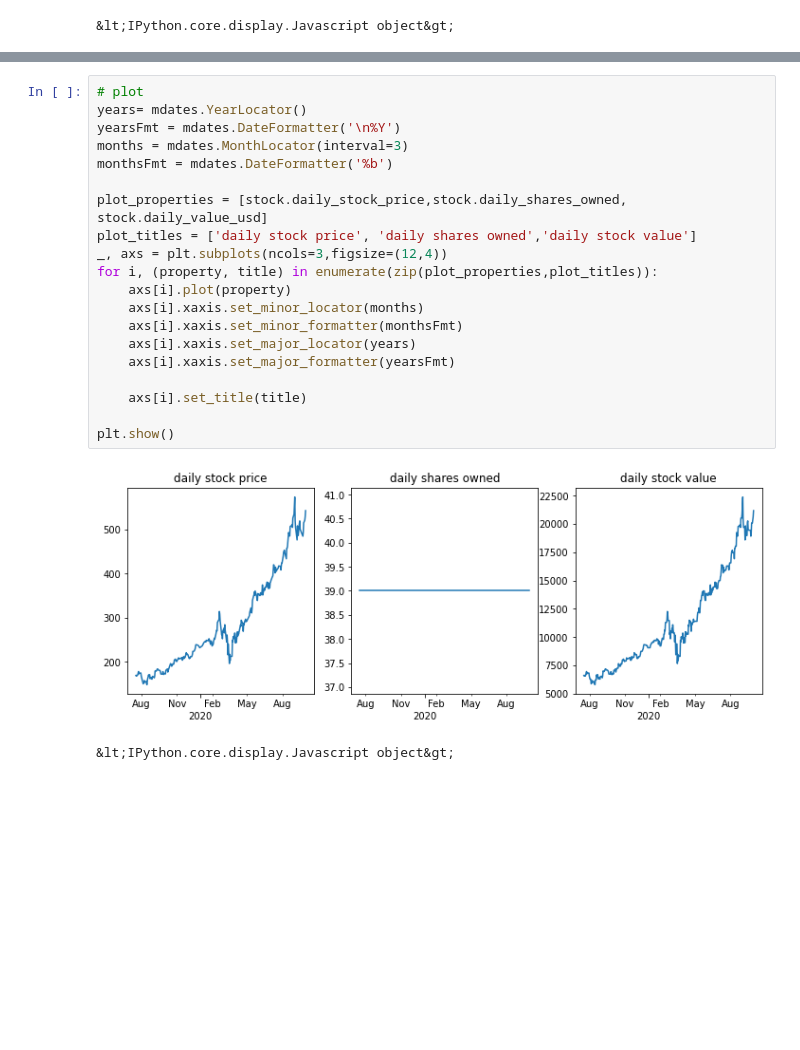
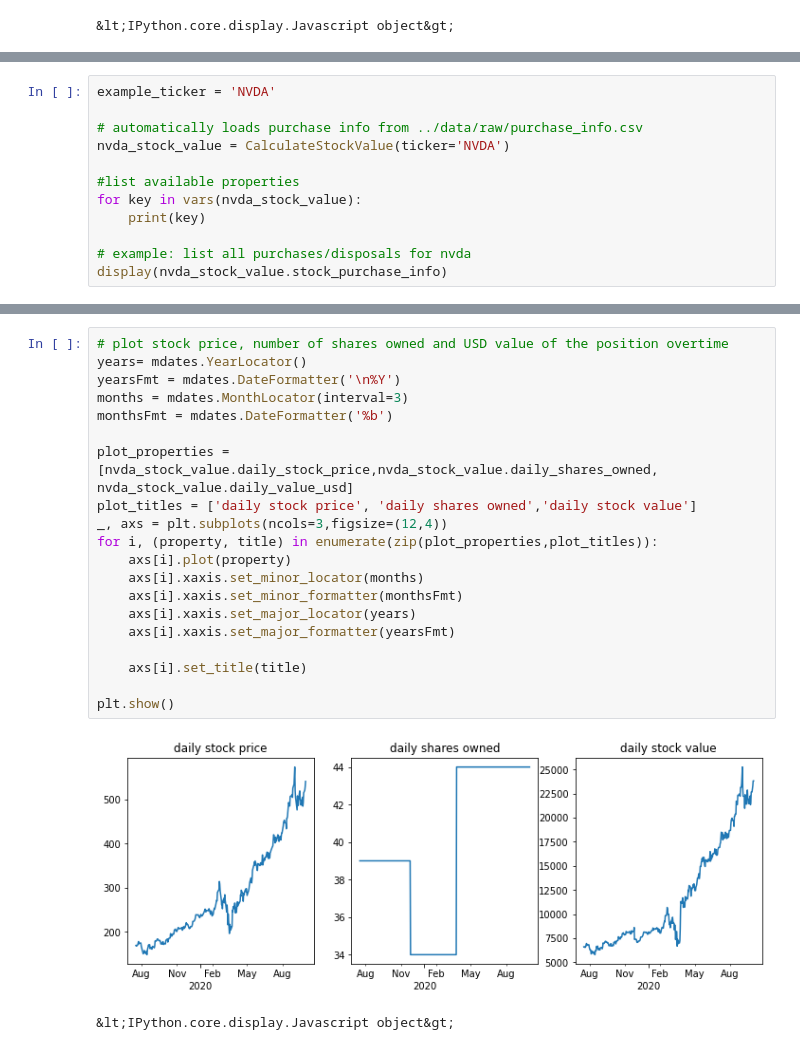
Before and after one commit to julian-west/python_portfolio_tracker, a Jupyter notebook: notebooks/portfolio_analysis.ipynb, the cells around one changed output, grey strips where cells are left out. Cells and saved outputs as stored; diff of their text form; blank space fills up the shorter version.

Commit message:
add calc_portfolio_value

```diff
--- a/notebooks/portfolio_analysis.ipynb
+++ b/notebooks/portfolio_analysis.ipynb
@@ -123,0 +101,12 @@ Subclasses:
+# %%
+example_ticker = 'NVDA'
+
+# automatically loads purchase info from ../data/raw/purchase_info.csv
+nvda_stock_value = CalculateStockValue(ticker='NVDA')
+
+#list available properties
+for key in vars(nvda_stock_value):
+    print(key)
+
+# example: list all purchases/disposals for nvda
+display(nvda_stock_value.stock_purchase_info)
@@ -124,23 +130,23 @@ Subclasses:
 # %%
-# plot
+# plot stock price, number of shares owned and USD value of the position overtime
 years= mdates.YearLocator()
 yearsFmt = mdates.DateFormatter('\n%Y')
 months = mdates.MonthLocator(interval=3)
 monthsFmt = mdates.DateFormatter('%b')
 
-plot_properties = [stock.daily_stock_price,stock.daily_shares_owned, stock.daily_value_usd]
+plot_properties = [nvda_stock_value.daily_stock_price,nvda_stock_value.daily_shares_owned, nvda_stock_value.daily_value_usd]
 plot_titles = ['daily stock price', 'daily shares owned','daily stock value']
 _, axs = plt.subplots(ncols=3,figsize=(12,4))
 for i, (property, title) in enumerate(zip(plot_properties,plot_titles)):
     axs[i].plot(property)
     axs[i].xaxis.set_minor_locator(months)
     axs[i].xaxis.set_minor_formatter(monthsFmt)
     axs[i].xaxis.set_major_locator(years)
     axs[i].xaxis.set_major_formatter(yearsFmt)
 
     axs[i].set_title(title)
 
 plt.show()
 # %% [output]
-[figure, old version]
+[figure, new version]
 &lt;IPython.core.display.Javascript object&gt;
```
Also changed, not shown: parts of 14 cells of this notebook, 3 other files.
